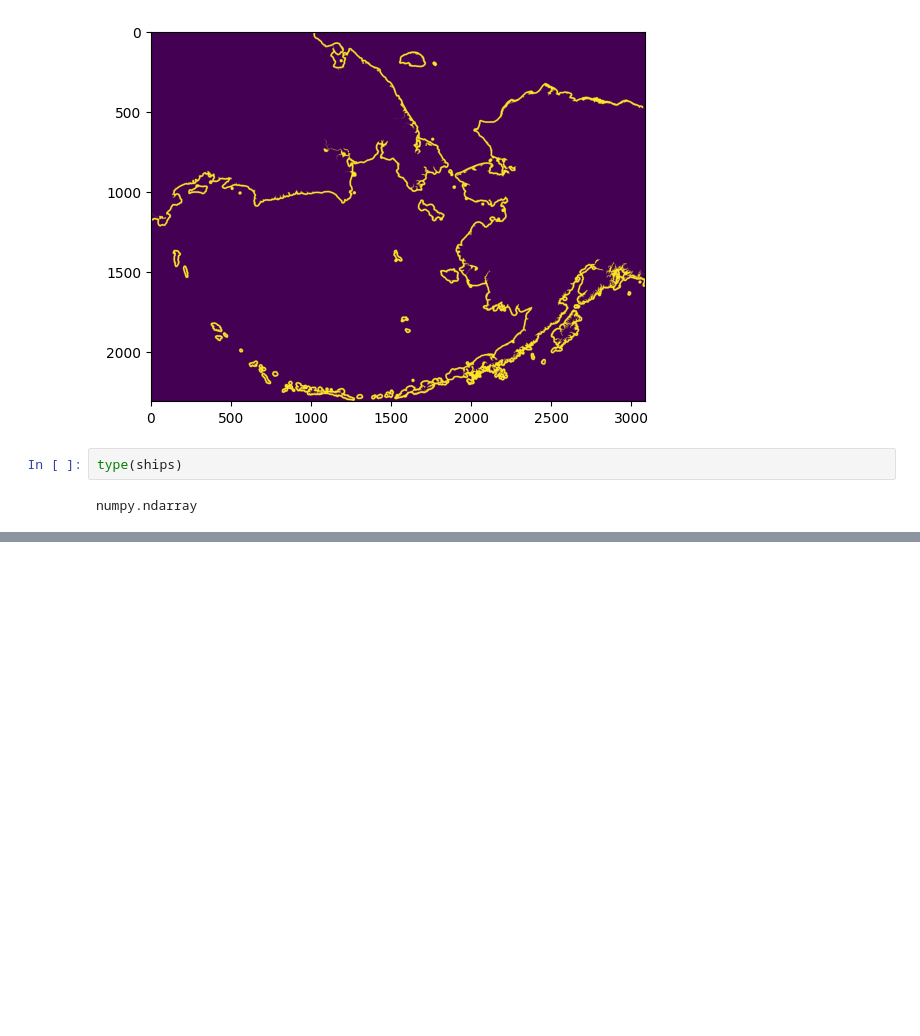
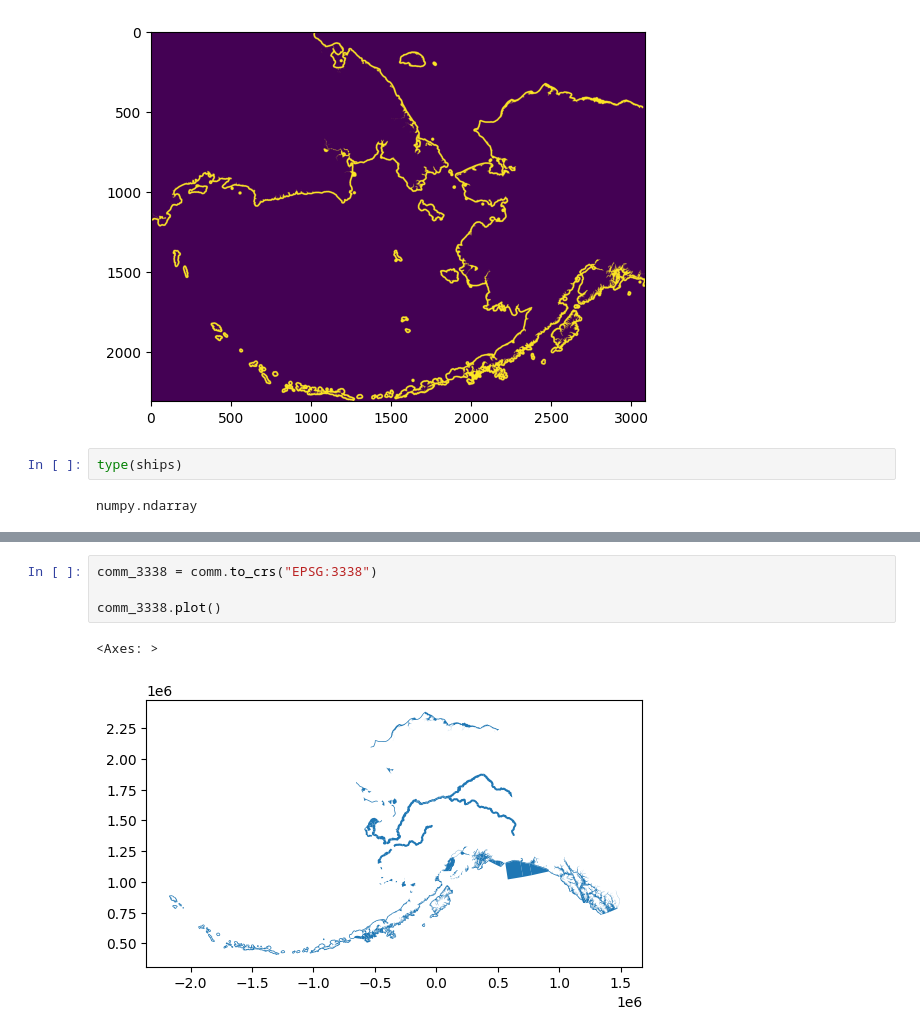
Before and after one commit to mloranty/scalable-computing-examples, a Jupyter notebook: geopandas-intro.ipynb, the cells around one changed output, grey strips where cells are left out. Drawn from its saved outputs; the diff is of its cells as text; blank space fills up the shorter version.

```diff
--- a/geopandas-intro.ipynb
+++ b/geopandas-intro.ipynb
@@ -30,0 +102,7 @@ rasterio.profiles.Profile
+# %%
+comm_3338 = comm.to_crs("EPSG:3338")
+
+comm_3338.plot()
+# %% [output]
+<Axes: >
+[figure, added]
```
Also changed, not shown: parts of 33 cells of this notebook.
